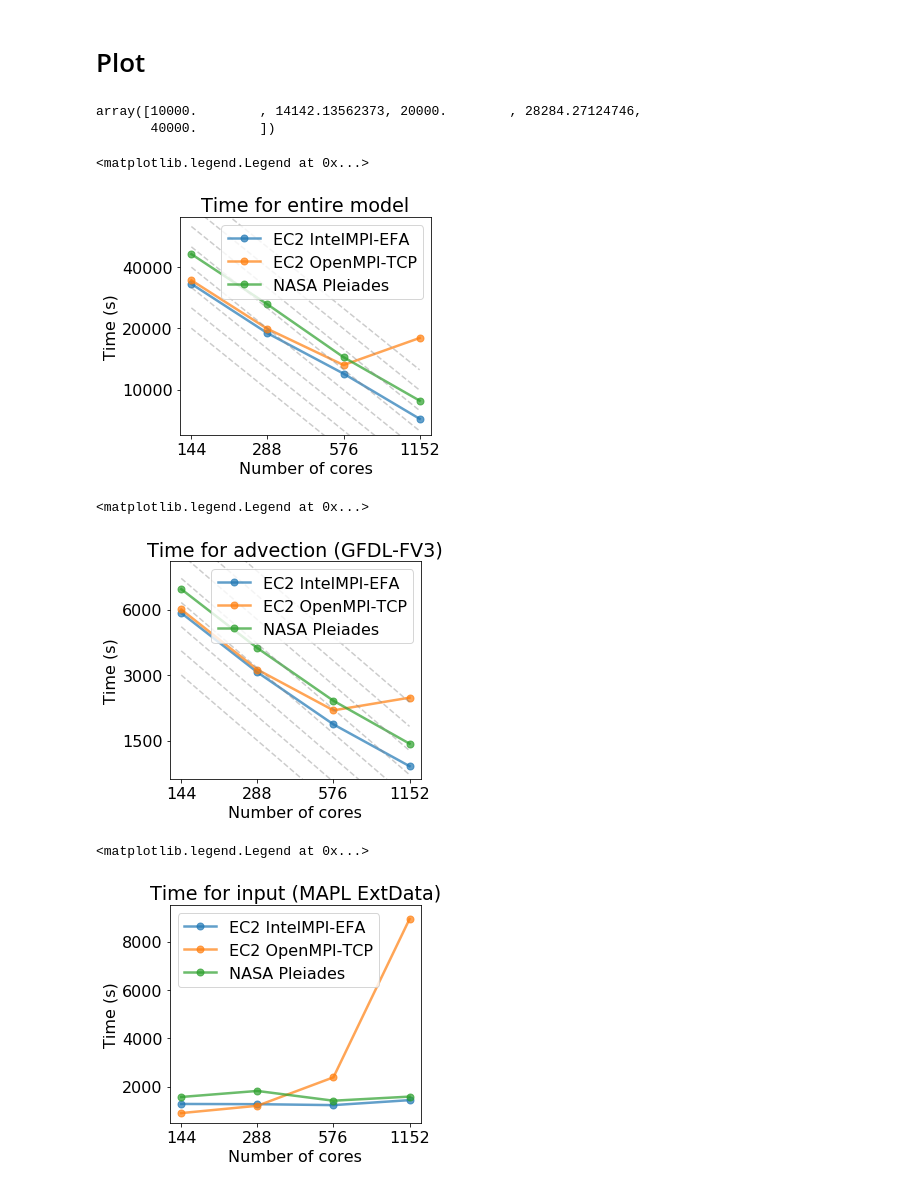
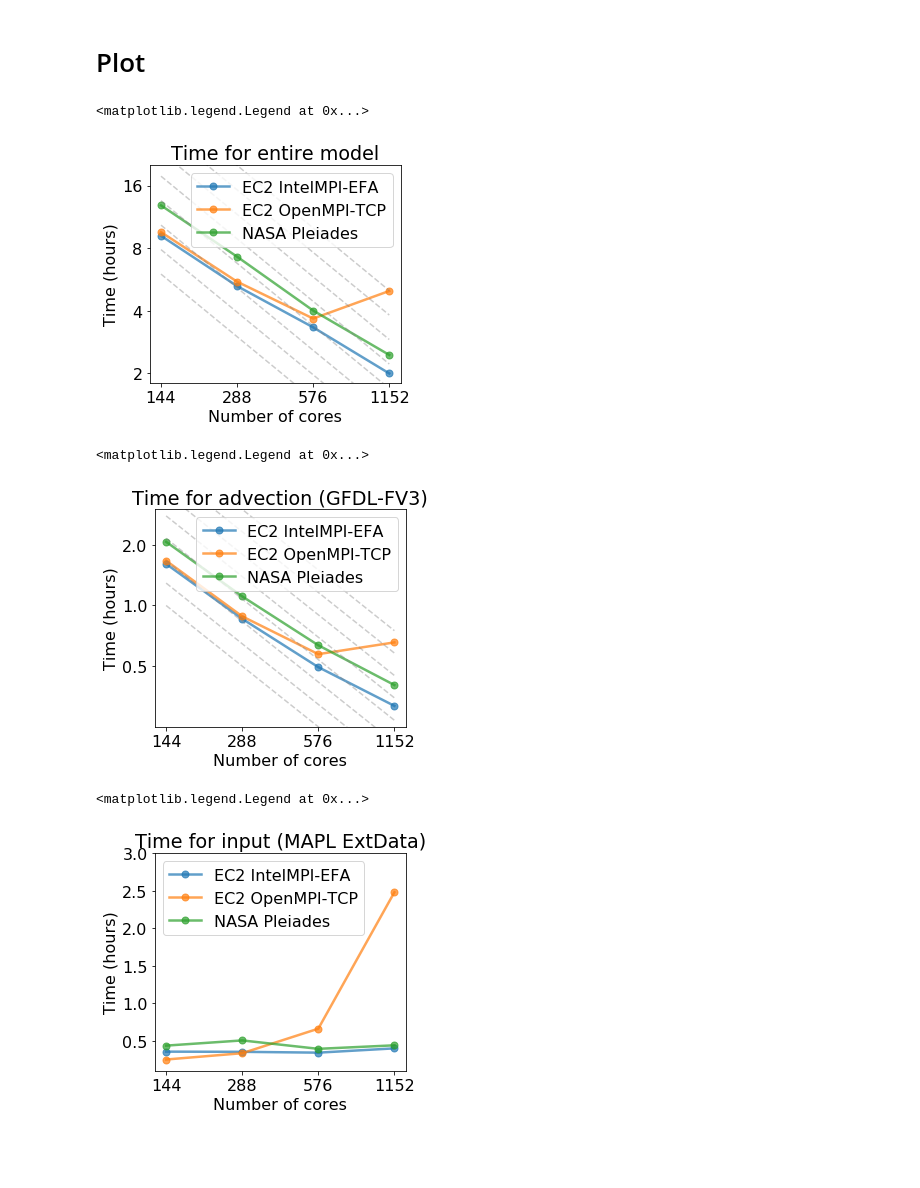
Before and after one commit to JiaweiZhuang/cloud-gchp-paper, a Jupyter notebook: notebooks/gchp_scaling_logscale.ipynb, the cells around one changed output. Cells and saved outputs as stored; diff of their text form; code cells hidden in the pictures; blank space fills up the shorter version.

Commit message:
Use hours instead of seconds for GCHP scaling plots

```diff
--- a/notebooks/gchp_scaling_logscale.ipynb
+++ b/notebooks/gchp_scaling_logscale.ipynb
@@ -57,9 +57,9 @@ def plot_scaling(ax, var='Total', title='Time for entire model', logy=True,
                  yticks=None, ylim=None, add_ideal=True, y_starts=()):
 
     n_list = df_impi['n'].values
-    t_impi = df_impi[var].values
-    t_ompi = df_ompi[var].values
-    t_nas = df_nas[var].values
+    t_impi = df_impi[var].values/3600
+    t_ompi = df_ompi[var].values/3600
+    t_nas = df_nas[var].values/3600
 
     # time plot
     ax_kwargs = dict(linestyle='-', marker='o', linewidth=2.5, markersize=7.0, alpha=0.7)
@@ -86,47 +86,47 @@ def plot_scaling(ax, var='Total', title='Time for entire model', logy=True,
     ax.set_ylim(ylim)
 
     ax.set_xlabel('Number of cores')
-    ax.set_ylabel('Time (s)')
+    ax.set_ylabel('Time (hours)')
     ax.set_title(title)
 # %%
 def true_logspace(start, stop, num):
     true_start = np.log10(start)
     true_stop = np.log10(stop)
     return np.logspace(true_start, true_stop, num, base=10.0)
-# %%
-true_logspace(10000, 40000, 5)
-# %% [output]
-array([10000.        , 14142.13562373, 20000.        , 28284.27124746,
-       40000.        ])
 # %%
 fig, ax = plt.subplots(1, 1, figsize=[4.5, 4])
 
-plot_scaling(ax, yticks=[10000, 20000, 40000], ylim=[6000, 70000],
-             y_starts = true_logspace(20000, 100000, 8))
+plot_scaling(
+    ax,
+    yticks=[2, 4, 8, 16], ylim=[1.8, 20],
+    y_starts = true_logspace(6, 40, 8)
+)
 ax.legend()
 # %% [output]
 <matplotlib.legend.Legend at 0x...>
-[figure, old version]
+[figure, new version]
 # %%
 fig, ax = plt.subplots(1, 1, figsize=[4.5, 4])
 
-plot_scaling(ax, var='DYNAMICS', title='Time for advection (GFDL-FV3)',
-             yticks=[1500, 3000, 6000], ylim=[1000, 10000],
-             y_starts = true_logspace(3000, 18000, 8))
+plot_scaling(
+    ax, var='DYNAMICS', title='Time for advection (GFDL-FV3)',
+    yticks=[0.5, 1, 2.0], ylim=[0.25, 3.0],
+    y_starts = true_logspace(1.0, 6.0, 8)
+)
 ax.legend()
 # %% [output]
 <matplotlib.legend.Legend at 0x...>
-[figure, old version]
+[figure, new version]
 # %%
 fig, ax = plt.subplots(1, 1, figsize=[4.5, 4])
 
 plot_scaling(ax, var='EXTDATA', title='Time for input (MAPL ExtData)',
-             ylim=[500, 9500], add_ideal=False, logy=False
+             ylim=[0.1, 3], add_ideal=False, logy=False
             )
 ax.legend()
 # %% [output]
 <matplotlib.legend.Legend at 0x...>
-[figure, old version]
+[figure, new version]
 # %%
 fig, axes = plt.subplots(1, 3, figsize=[14, 4])
 
```
Also changed, not shown: parts of 1 cell of this notebook.
